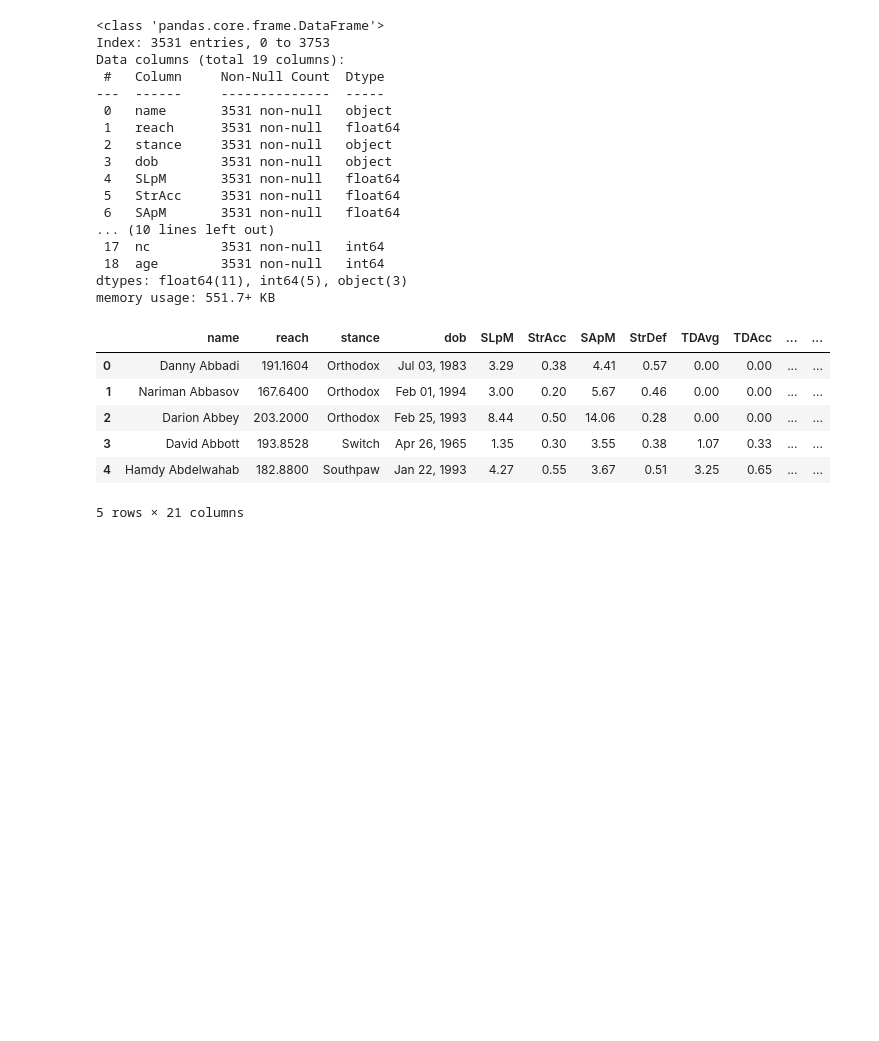
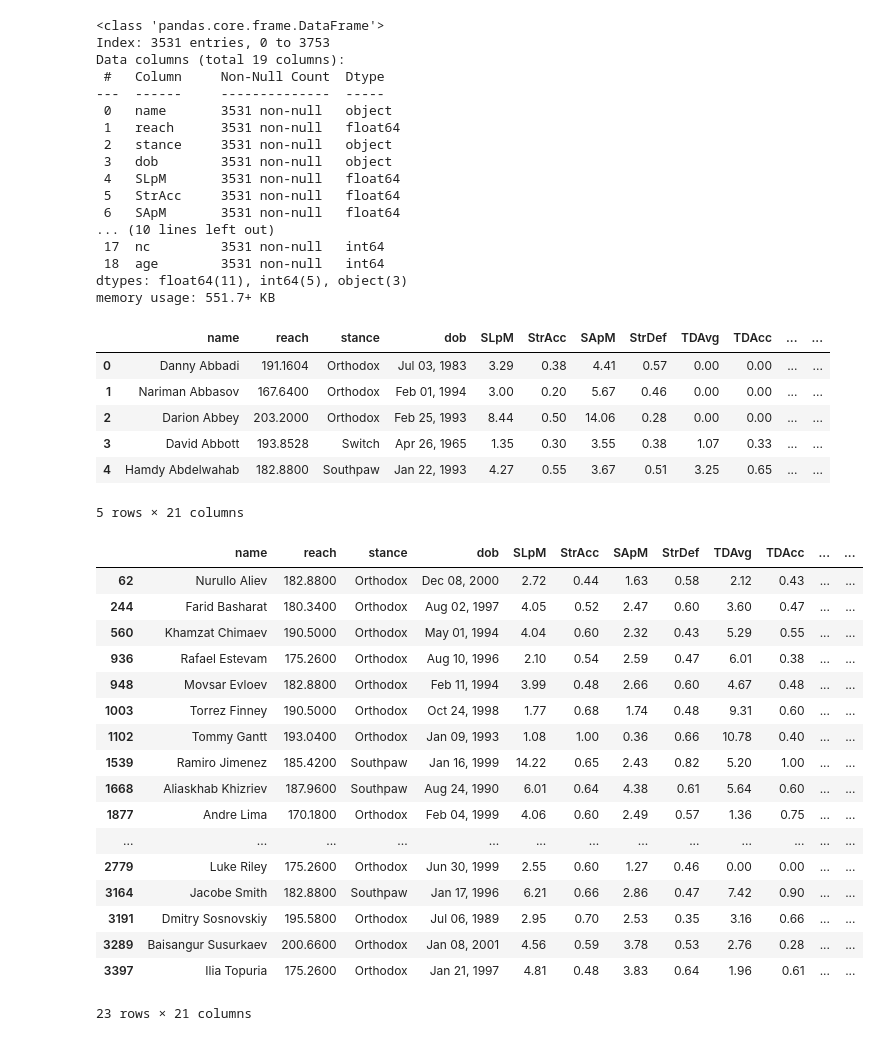
Before and after one commit to LLWICK/UFC-Fight-Winner-Predictor-Machine-learning, a Jupyter notebook: training/training.ipynb, the cells around one changed output. Cells and saved outputs as stored; diff of their text form; code cells hidden in the pictures; blank space fills up the shorter version.

```diff
--- a/training/training.ipynb
+++ b/training/training.ipynb
@@ -625,3 +625,24 @@ df_fighters.head()
 | 3 | David Abbott | 193.8528 | Switch | Apr 26, 1965 | 1.35 | 0.30 | 3.55 | 0.38 | 1.07 | 0.33 | ... | ... |
 | 4 | Hamdy Abdelwahab | 182.8800 | Southpaw | Jan 22, 1993 | 4.27 | 0.55 | 3.67 | 0.51 | 3.25 | 0.65 | ... | ... |
 5 rows × 21 columns
+# %%
+df_fighters.loc[(df_fighters['win_rate']==1) & (df_fighters['total_fights']>10)]
+# %% [output]
+|  | name | reach | stance | dob | SLpM | StrAcc | SApM | StrDef | TDAvg | TDAcc | ... | ... |
+| 62 | Nurullo Aliev | 182.8800 | Orthodox | Dec 08, 2000 | 2.72 | 0.44 | 1.63 | 0.58 | 2.12 | 0.43 | ... | ... |
+| 244 | Farid Basharat | 180.3400 | Orthodox | Aug 02, 1997 | 4.05 | 0.52 | 2.47 | 0.60 | 3.60 | 0.47 | ... | ... |
+| 560 | Khamzat Chimaev | 190.5000 | Orthodox | May 01, 1994 | 4.04 | 0.60 | 2.32 | 0.43 | 5.29 | 0.55 | ... | ... |
+| 936 | Rafael Estevam | 175.2600 | Orthodox | Aug 10, 1996 | 2.10 | 0.54 | 2.59 | 0.47 | 6.01 | 0.38 | ... | ... |
+| 948 | Movsar Evloev | 182.8800 | Orthodox | Feb 11, 1994 | 3.99 | 0.48 | 2.66 | 0.60 | 4.67 | 0.48 | ... | ... |
+| 1003 | Torrez Finney | 190.5000 | Orthodox | Oct 24, 1998 | 1.77 | 0.68 | 1.74 | 0.48 | 9.31 | 0.60 | ... | ... |
+| 1102 | Tommy Gantt | 193.0400 | Orthodox | Jan 09, 1993 | 1.08 | 1.00 | 0.36 | 0.66 | 10.78 | 0.40 | ... | ... |
+| 1539 | Ramiro Jimenez | 185.4200 | Southpaw | Jan 16, 1999 | 14.22 | 0.65 | 2.43 | 0.82 | 5.20 | 1.00 | ... | ... |
+| 1668 | Aliaskhab Khizriev | 187.9600 | Southpaw | Aug 24, 1990 | 6.01 | 0.64 | 4.38 | 0.61 | 5.64 | 0.60 | ... | ... |
+| 1877 | Andre Lima | 170.1800 | Orthodox | Feb 04, 1999 | 4.06 | 0.60 | 2.49 | 0.57 | 1.36 | 0.75 | ... | ... |
+| ... | ... | ... | ... | ... | ... | ... | ... | ... | ... | ... | ... | ... |
+| 2779 | Luke Riley | 175.2600 | Orthodox | Jun 30, 1999 | 2.55 | 0.60 | 1.27 | 0.46 | 0.00 | 0.00 | ... | ... |
+| 3164 | Jacobe Smith | 182.8800 | Southpaw | Jan 17, 1996 | 6.21 | 0.66 | 2.86 | 0.47 | 7.42 | 0.90 | ... | ... |
+| 3191 | Dmitry Sosnovskiy | 195.5800 | Orthodox | Jul 06, 1989 | 2.95 | 0.70 | 2.53 | 0.35 | 3.16 | 0.66 | ... | ... |
+| 3289 | Baisangur Susurkaev | 200.6600 | Orthodox | Jan 08, 2001 | 4.56 | 0.59 | 3.78 | 0.53 | 2.76 | 0.28 | ... | ... |
+| 3397 | Ilia Topuria | 175.2600 | Orthodox | Jan 21, 1997 | 4.81 | 0.48 | 3.83 | 0.64 | 1.96 | 0.61 | ... | ... |
+23 rows × 21 columns
```
Also changed, not shown: parts of 15 cells of this notebook.
